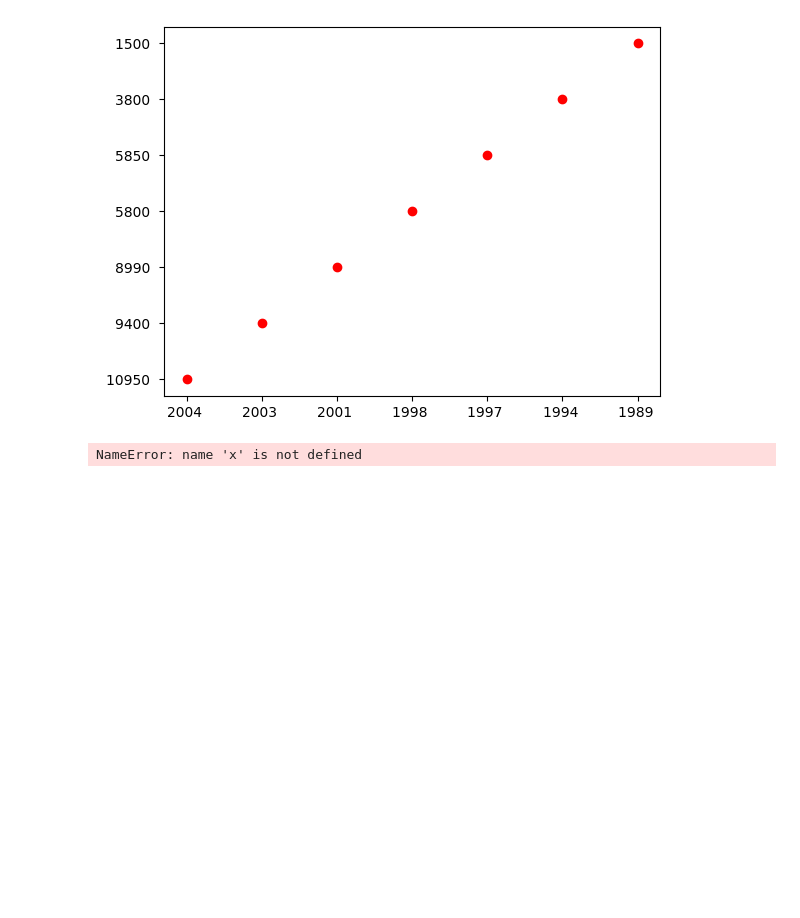
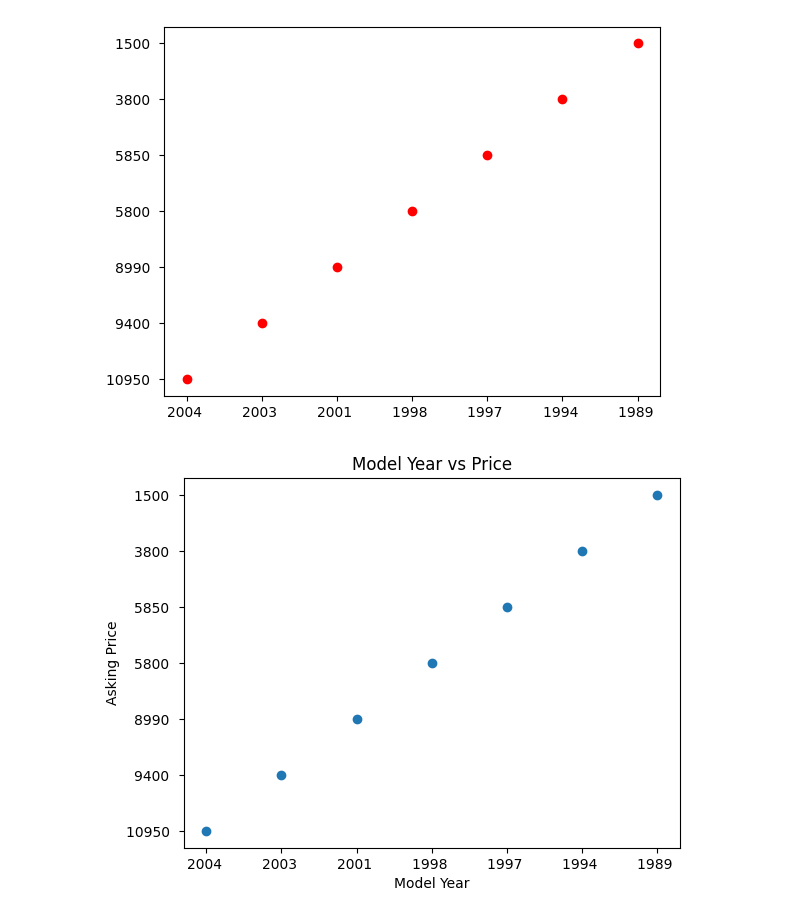
Before and after one commit to AAYU6H/ai-codes, a Jupyter notebook: Linear Regression/Cars Data/CarSales.ipynb, the cells around one changed output. Saved outputs shown, nothing was run; the diff lists cells and outputs as text; code cells hidden in the pictures; blank space fills up the shorter version.

```diff
--- a/Linear Regression/Cars Data/CarSales.ipynb
+++ b/Linear Regression/Cars Data/CarSales.ipynb
@@ -49,10 +49,10 @@ plt.scatter(data.Modelyear,data.Askingprice,color="red")
 <matplotlib.collections.PathCollection at 0x...>
 [figure]
 # %%
-plt.scatter(x, y)
+plt.scatter(data.Modelyear, data.Askingprice)
 plt.title("Model Year vs Price")
 plt.xlabel( "Model Year")
 plt.ylabel( "Asking Price" )
-plt.show( )
+plt.show()
 # %% [output]
-NameError: name 'x' is not defined
+[figure, added]
```
Also changed, not shown: parts of 2 cells of this notebook, 1 other file.
